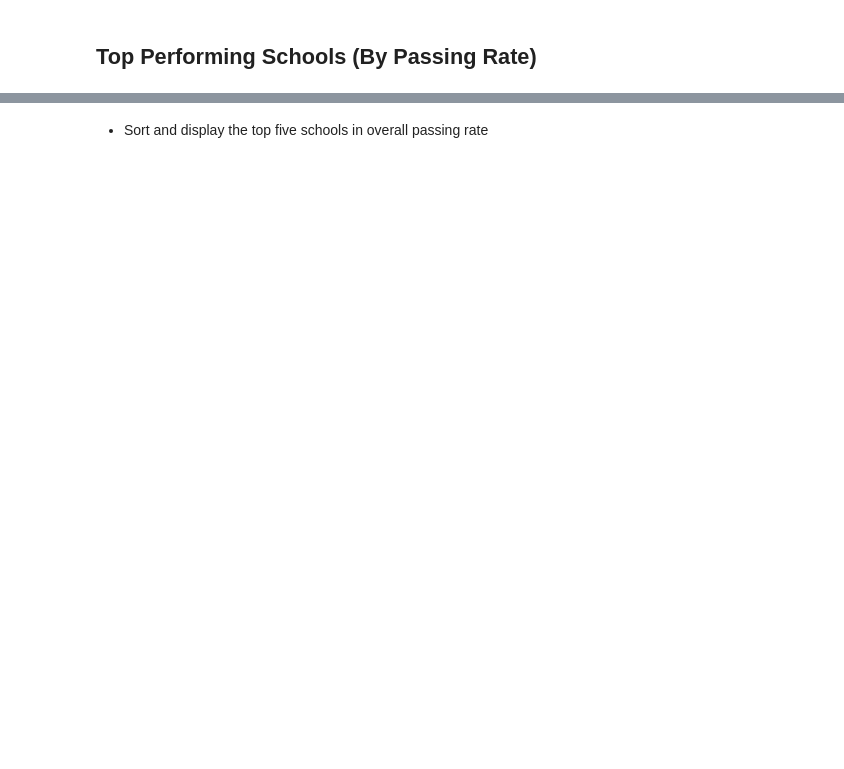
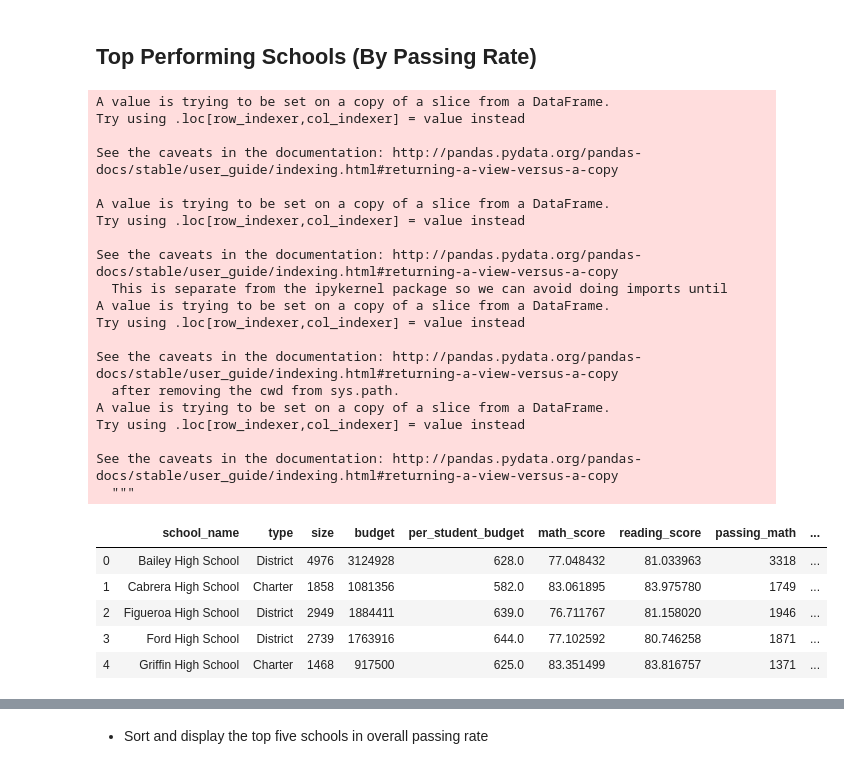
Before and after one commit to magcox5/pandas-challenge, a Jupyter notebook: PyCitySchools/PyCitySchools_starter.ipynb, the cells around one changed output, grey strips where cells are left out. Cells and saved outputs as stored; diff of their text form; code cells hidden in the pictures; blank space fills up the shorter version.

```diff
--- a/PyCitySchools/PyCitySchools_starter.ipynb
+++ b/PyCitySchools/PyCitySchools_starter.ipynb
@@ -110,2 +127,47 @@ school_summary = pd.dataframe
 # %% [markdown]
 ## Top Performing Schools (By Passing Rate)
+# %%
+# Step 2: create columns for per_student_budget, passing_math, passing_reading, and passing_overall
+school_summary["per_student_budget"] = school_summary["budget"]/school_summary["size"]
+school_summary["passing_math"] = np.where(school_summary["math_score"] >= 70, 1, 0)
+school_summary["passing_reading"] = np.where(school_summary["reading_score"] >= 70, 1, 0)
+school_summary["passing_overall"] = np.where(((school_summary["math_score"] + school_summary["reading_score"])/2) >= 70, 1, 0)
+
+# Step 3: group results by school, and get averages
+school_summary_one = school_summary.groupby(["school_name", "type", "size", "budget", "per_student_budget"], as_index = False).agg(
+    {
+        'math_score':'mean',
+        'reading_score': 'mean',
+        'passing_math': 'sum',
+        'passing_reading': 'sum',
+        'passing_overall': 'sum'
+    }
+)
+school_summary_one.head()
+# %% [output]
+A value is trying to be set on a copy of a slice from a DataFrame.
+Try using .loc[row_indexer,col_indexer] = value instead
+
+See the caveats in the documentation: http://pandas.pydata.org/pandas-docs/stable/user_guide/indexing.html#returning-a-view-versus-a-copy
+
+A value is trying to be set on a copy of a slice from a DataFrame.
+Try using .loc[row_indexer,col_indexer] = value instead
+
+See the caveats in the documentation: http://pandas.pydata.org/pandas-docs/stable/user_guide/indexing.html#returning-a-view-versus-a-copy
+  This is separate from the ipykernel package so we can avoid doing imports until
+A value is trying to be set on a copy of a slice from a DataFrame.
+Try using .loc[row_indexer,col_indexer] = value instead
+
+See the caveats in the documentation: http://pandas.pydata.org/pandas-docs/stable/user_guide/indexing.html#returning-a-view-versus-a-copy
+  after removing the cwd from sys.path.
+A value is trying to be set on a copy of a slice from a DataFrame.
+Try using .loc[row_indexer,col_indexer] = value instead
+
+See the caveats in the documentation: http://pandas.pydata.org/pandas-docs/stable/user_guide/indexing.html#returning-a-view-versus-a-copy
+  """
+|  | school_name | type | size | budget | per_student_budget | math_score | reading_score | passing_math | ... |
+| 0 | Bailey High School | District | 4976 | 3124928 | 628.0 | 77.048432 | 81.033963 | 3318 | ... |
+| 1 | Cabrera High School | Charter | 1858 | 1081356 | 582.0 | 83.061895 | 83.975780 | 1749 | ... |
+| 2 | Figueroa High School | District | 2949 | 1884411 | 639.0 | 76.711767 | 81.158020 | 1946 | ... |
+| 3 | Ford High School | District | 2739 | 1763916 | 644.0 | 77.102592 | 80.746258 | 1871 | ... |
+| 4 | Griffin High School | Charter | 1468 | 917500 | 625.0 | 83.351499 | 83.816757 | 1371 | ... |
```
Also changed, not shown: parts of 9 cells of this notebook.
